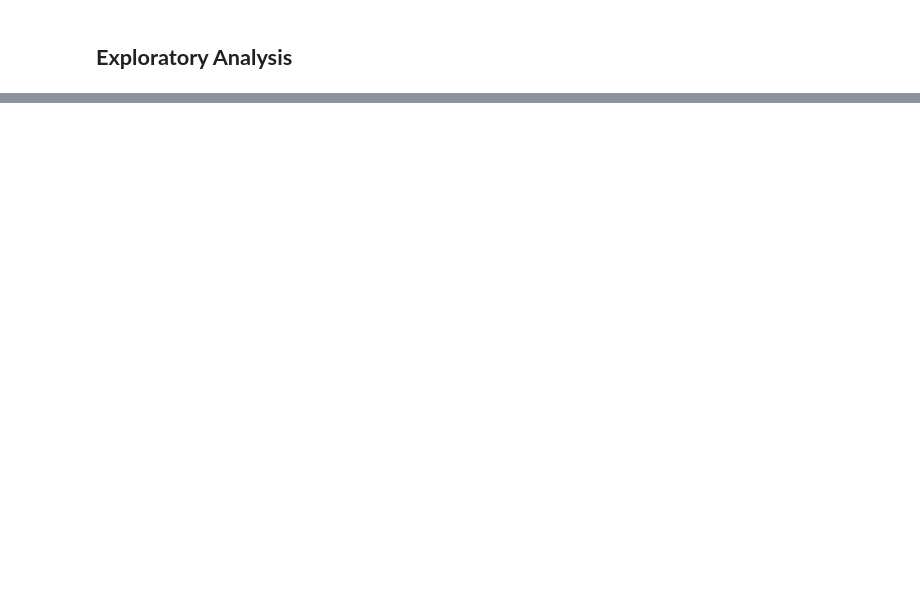
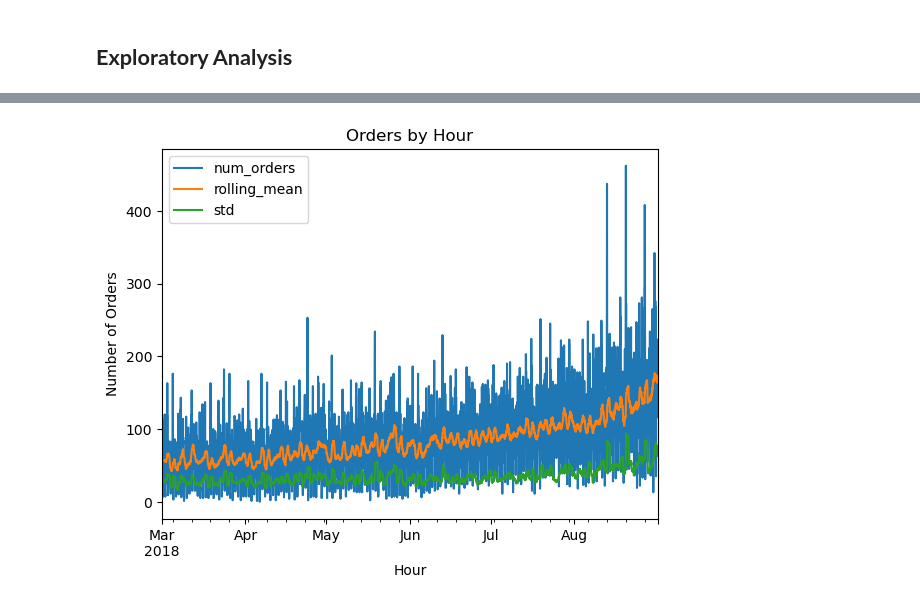
Before and after one commit to kellyshreeve/forecasting-taxi-orders, a Jupyter notebook: taxi_analysis.ipynb, the cells around one changed output, grey strips where cells are left out. Cells and saved outputs as stored; diff of their text form; code cells hidden in the pictures; blank space fills up the shorter version.

```diff
--- a/taxi_analysis.ipynb
+++ b/taxi_analysis.ipynb
@@ -54,0 +113,6 @@ The dataset contains taxi orders in 10-minute intervals. There is only one colum
+# %%
+# Calculate rolling mean and standard deviation by day
+taxi['rolling_mean'] = taxi['num_orders'].rolling(24).mean()
+taxi['std'] = taxi['num_orders'].shift().rolling(24).std()
+
+display(taxi.sample(5))
@@ -54,0 +127,11 @@ The dataset contains taxi orders in 10-minute intervals. There is only one colum
+# %%
+# Plot time series
+taxi.plot()
+
+plt.title('Orders by Hour')
+plt.xlabel('Hour')
+plt.ylabel('Number of Orders')
+
+plt.show()
+# %% [output]
+[figure, added]
```
Also changed, not shown: parts of 37 cells of this notebook.
